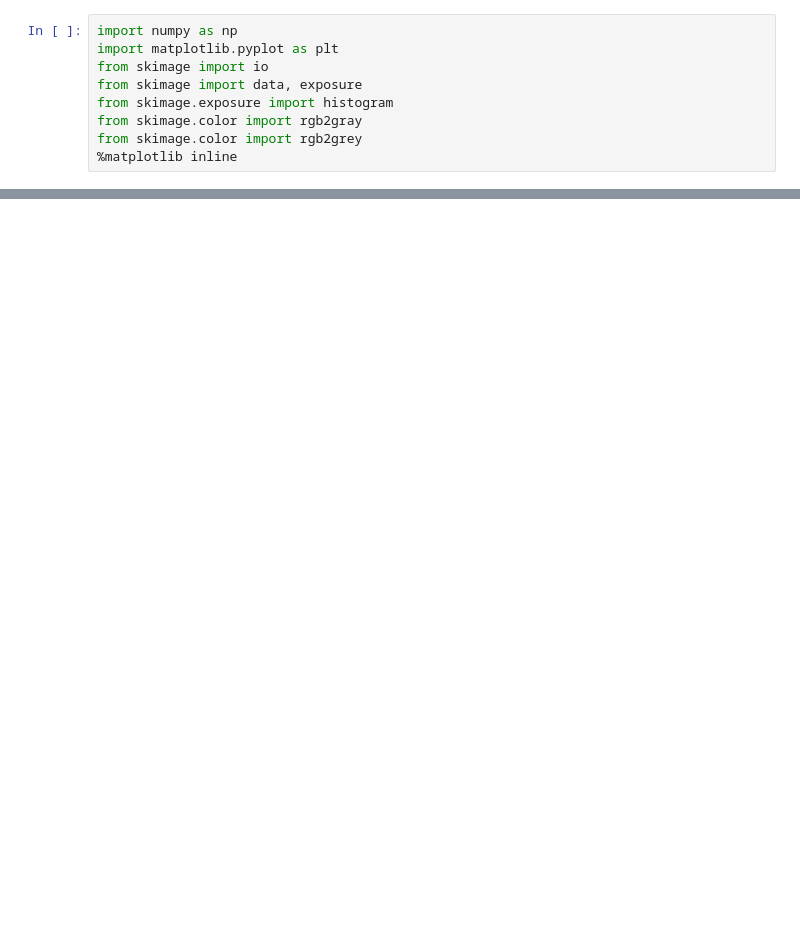
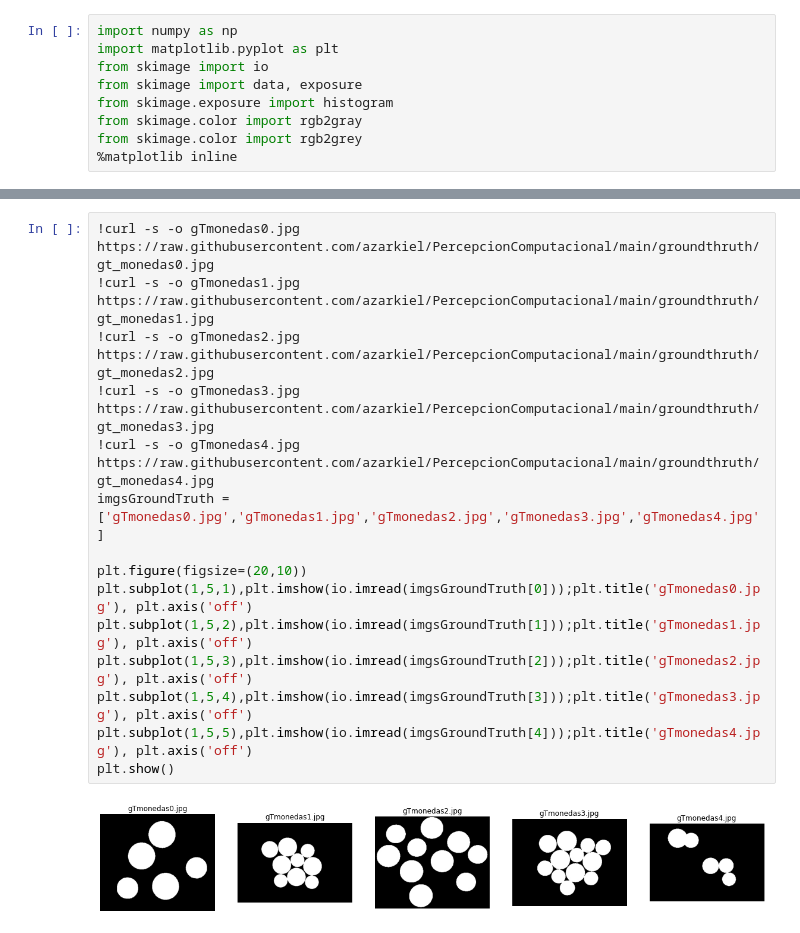
Before and after one commit to azarkiel/PercepcionComputacional, a Jupyter notebook: Actividad3_segmentadores.ipynb, the cells around one changed output, grey strips where cells are left out. Saved outputs shown, nothing was run; the diff lists cells and outputs as text; blank space fills up the shorter version.

```diff
--- a/Actividad3_segmentadores.ipynb
+++ b/Actividad3_segmentadores.ipynb
@@ -35 +45,18 @@ Las imágenes de ``GroundTruth`` empleadas para la evaluación de los segmentado
+# %%
+!curl -s -o gTmonedas0.jpg https://raw.githubusercontent.com/azarkiel/PercepcionComputacional/main/groundthruth/gt_monedas0.jpg
+!curl -s -o gTmonedas1.jpg https://raw.githubusercontent.com/azarkiel/PercepcionComputacional/main/groundthruth/gt_monedas1.jpg
+!curl -s -o gTmonedas2.jpg https://raw.githubusercontent.com/azarkiel/PercepcionComputacional/main/groundthruth/gt_monedas2.jpg
+!curl -s -o gTmonedas3.jpg https://raw.githubusercontent.com/azarkiel/PercepcionComputacional/main/groundthruth/gt_monedas3.jpg
+!curl -s -o gTmonedas4.jpg https://raw.githubusercontent.com/azarkiel/PercepcionComputacional/main/groundthruth/gt_monedas4.jpg
+imgsGroundTruth = ['gTmonedas0.jpg','gTmonedas1.jpg','gTmonedas2.jpg','gTmonedas3.jpg','gTmonedas4.jpg']
+
+plt.figure(figsize=(20,10))
+plt.subplot(1,5,1),plt.imshow(io.imread(imgsGroundTruth[0]));plt.title('gTmonedas0.jpg'), plt.axis('off')
+plt.subplot(1,5,2),plt.imshow(io.imread(imgsGroundTruth[1]));plt.title('gTmonedas1.jpg'), plt.axis('off')
+plt.subplot(1,5,3),plt.imshow(io.imread(imgsGroundTruth[2]));plt.title('gTmonedas2.jpg'), plt.axis('off')
+plt.subplot(1,5,4),plt.imshow(io.imread(imgsGroundTruth[3]));plt.title('gTmonedas3.jpg'), plt.axis('off')
+plt.subplot(1,5,5),plt.imshow(io.imread(imgsGroundTruth[4]));plt.title('gTmonedas4.jpg'), plt.axis('off')
+plt.show()
+# %% [output]
+[figure, added]
 # %% [markdown]
```
Also changed, not shown: parts of 18 cells of this notebook.
